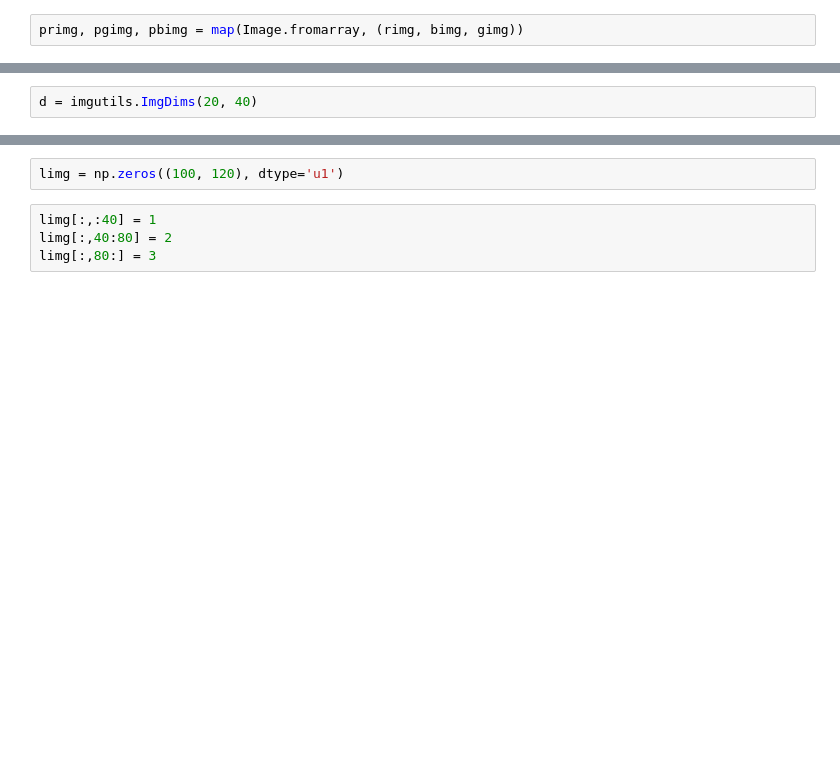
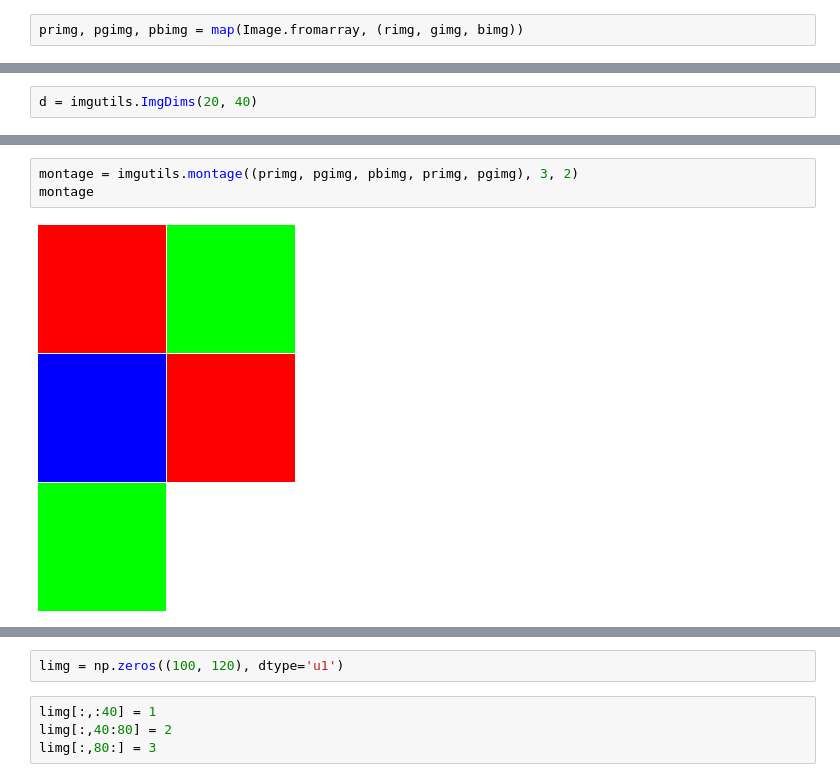
Before and after one commit to dimatura/imgutils, a Jupyter notebook: notebooks/imgutils_test.ipynb, the cells around one changed output, grey strips where cells are left out. Drawn from its saved outputs; the diff is of its cells as text; blank space fills up the shorter version.

```diff
--- a/notebooks/imgutils_test.ipynb
+++ b/notebooks/imgutils_test.ipynb
@@ -15,6 +17,6 @@ bimg[:] = (0, 0, 255)
 gimg = np.zeros((128, 128, 3), dtype='u1')
 gimg[:] = (0, 255, 0)
 # %%
-primg, pgimg, pbimg = map(Image.fromarray, (rimg, bimg, gimg))
+primg, pgimg, pbimg = map(Image.fromarray, (rimg, gimg, bimg))
 # %%
 imgutils.crop_center(Image.fromarray(img), (20, 40))
@@ -28,0 +39,5 @@ imgutils.square_montage((primg, pgimg, pbimg, primg, pgimg))
+# %%
+montage = imgutils.montage((primg, pgimg, pbimg, primg, pgimg), 3, 2)
+montage
+# %% [output]
+[figure, added]
```
Also changed, not shown: parts of 23 cells of this notebook, 5 other files.
